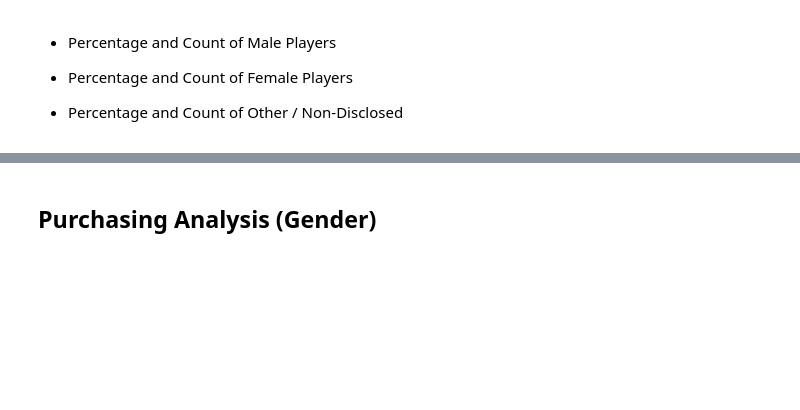
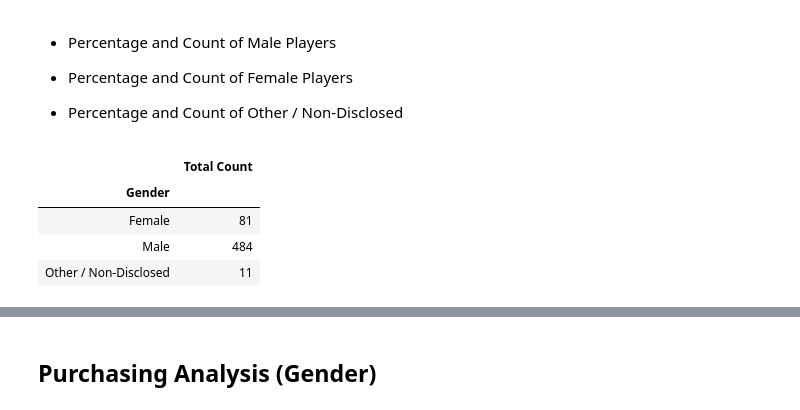
Before and after one commit to jran14/pandas-challenge, a Jupyter notebook: HerosOfPymoli/HeroesOfPymoli_starter.ipynb, the cells around one changed output, grey strips where cells are left out. Saved outputs shown, nothing was run; the diff lists cells and outputs as text; code cells hidden in the pictures; blank space fills up the shorter version.

```diff
--- a/HerosOfPymoli/HeroesOfPymoli_starter.ipynb
+++ b/HerosOfPymoli/HeroesOfPymoli_starter.ipynb
@@ -90,4 +90,19 @@ summary_df
 
 
 * Percentage and Count of Other / Non-Disclosed
+# %%
+#Groupby gender and find the count of each
+gender= purchase_data.drop_duplicates(['SN'])
+gender= gender.groupby('Gender').count()
+
+#rename, organize
+gender= gender.rename(columns= {'Purchase ID' : 'Total Count'})
+gender= gender.drop(columns=['SN','Age','Item ID','Item Name','Price'])
+gender
+# %% [output]
+|  | Total Count |
+| Gender |  |
+| Female | 81 |
+| Male | 484 |
+| Other / Non-Disclosed | 11 |
 # %%
```
Also changed, not shown: parts of 1 cell of this notebook.
